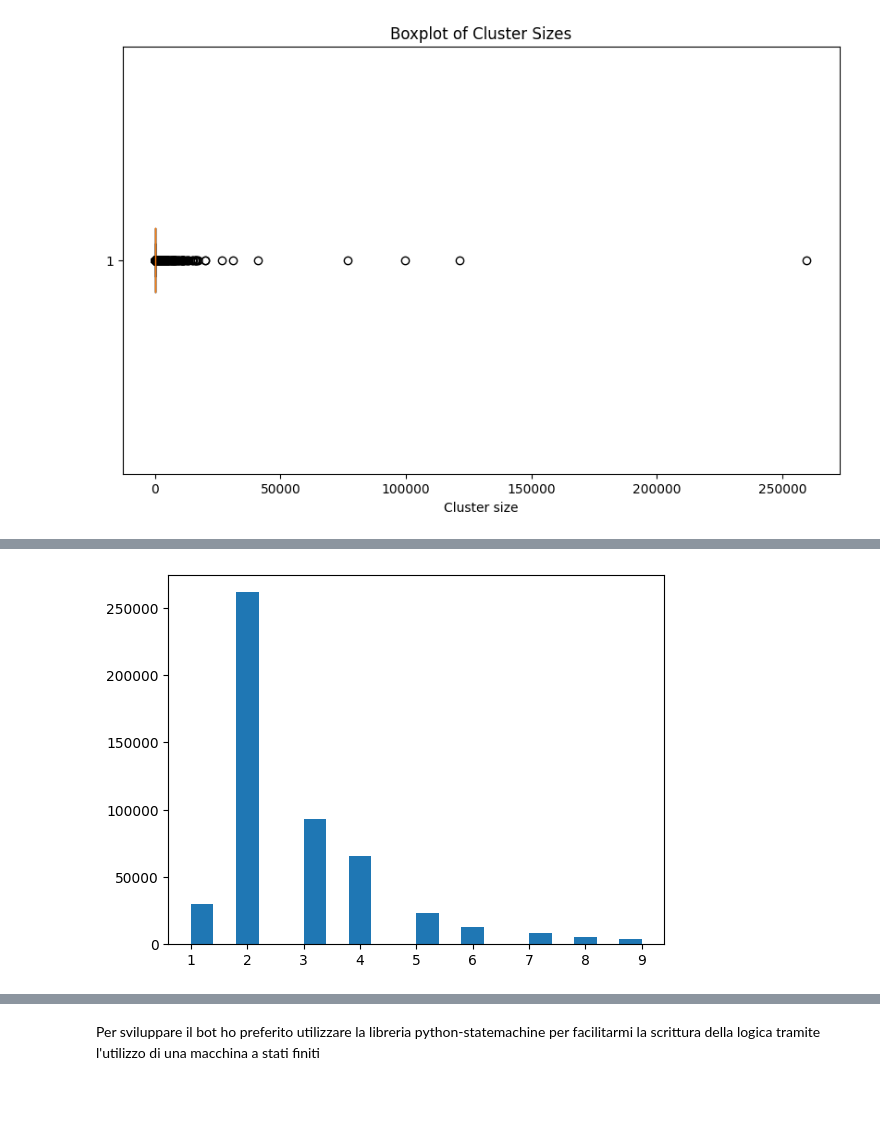
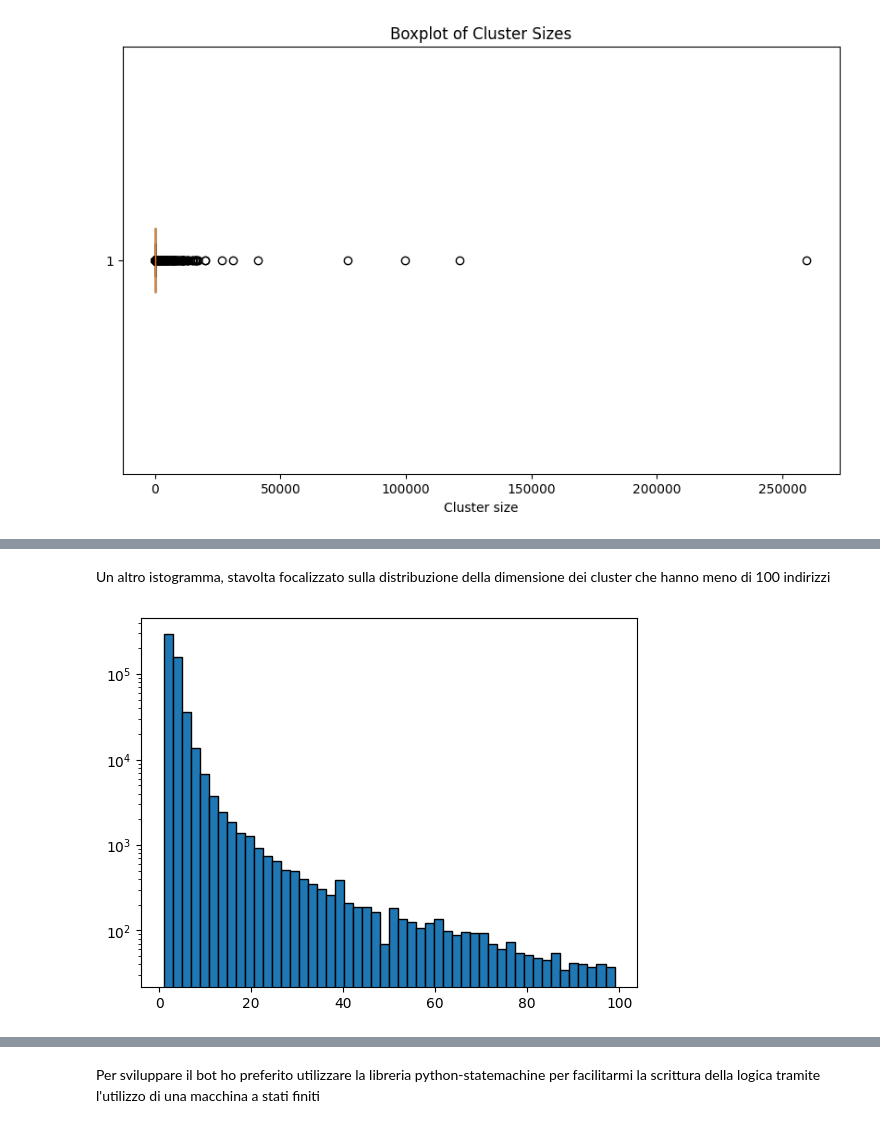
Before and after one commit to GennaroBaratta/lws-prj, a Jupyter notebook: esame.ipynb, the cells around one changed output, grey strips where cells are left out. Saved outputs shown, nothing was run; the diff lists cells and outputs as text; code cells hidden in the pictures; blank space fills up the shorter version.

```diff
--- a/esame.ipynb
+++ b/esame.ipynb
@@ -522,5 +569,5 @@ KeyboardInterrupt:
 # %%
 import json
 
-with open("clusters.json","r") as f:
+with open("clusters2.json","r") as f:
     data = json.load(f)
@@ -570,6 +615,9 @@ plt.show()
+# %% [markdown]
+Un altro istogramma, stavolta focalizzato sulla distribuzione della dimensione dei cluster che hanno meno di 100 indirizzi
 # %%
-truncated_cluster_sizes = cluster_sizes_series[cluster_sizes_series < 10]   # type: ignore
-plt.hist(truncated_cluster_sizes, bins=20)
+truncated_cluster_sizes = cluster_sizes_series[cluster_sizes_series < 100]
+plt.hist(truncated_cluster_sizes,edgecolor='black', bins=50)
+plt.yscale('log')
 plt.show()
 # %% [output]
-[figure, old version]
+[figure, new version]
```
Also changed, not shown: parts of 71 cells of this notebook, 5 other files.
